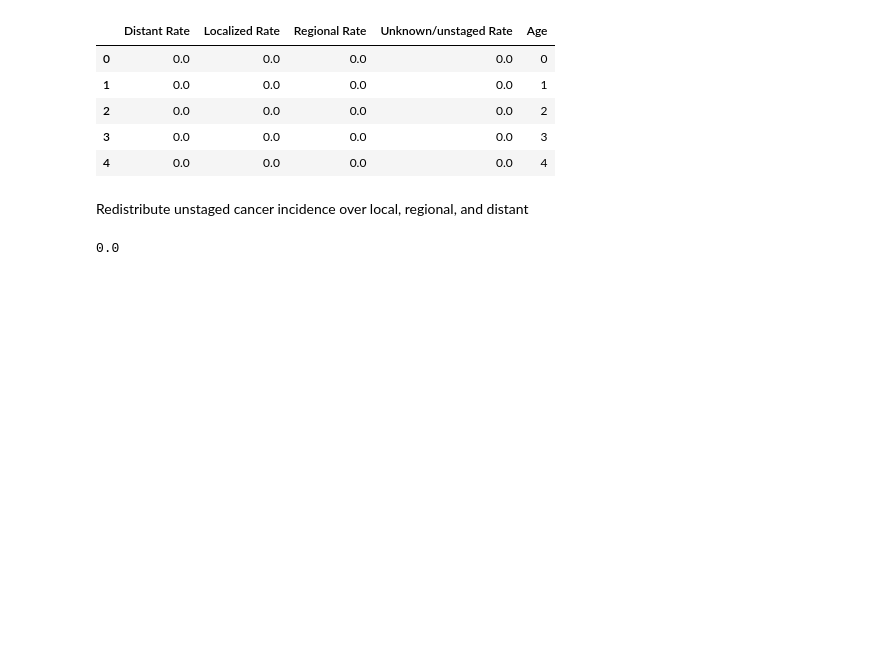
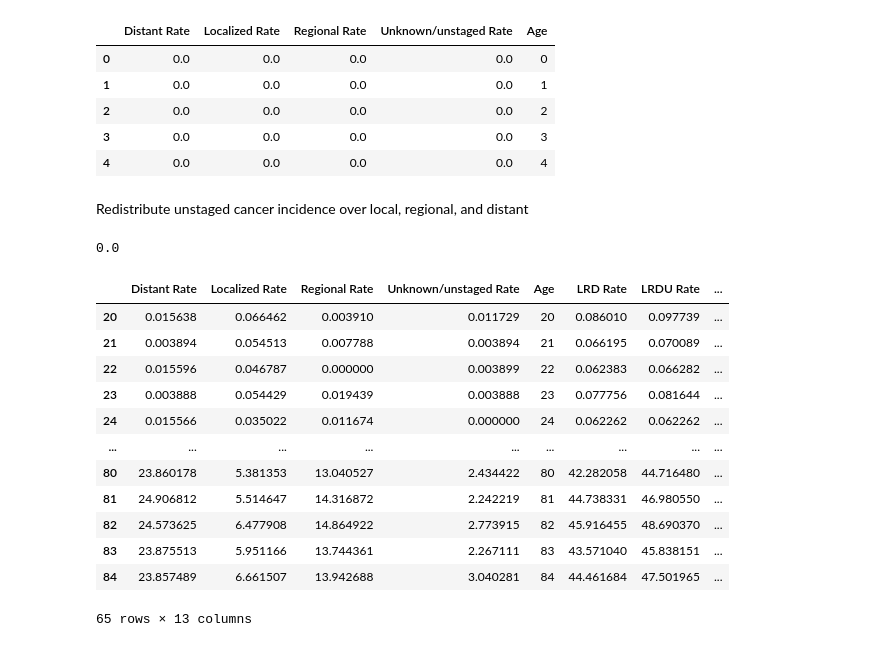
Before and after one commit to CUMC-HIRE/endpac-pancreatic-model, a Jupyter notebook: notebooks/data-cleaning-incidence_1y.ipynb, the cells around one changed output. Drawn from its saved outputs; the diff is of its cells as text; code cells hidden in the pictures; blank space fills up the shorter version.

```diff
--- a/notebooks/data-cleaning-incidence_1y.ipynb
+++ b/notebooks/data-cleaning-incidence_1y.ipynb
@@ -62,3 +62,19 @@ pivot_df['DistantU'] = pivot_df['Distant Rate'] + pivot_df['Unknown/unstaged Rat
 # %%
 pivot_df = pivot_df[pivot_df['Age']>=20]
 pivot_df = pivot_df[pivot_df['Age']<85]
+# %%
+pivot_df
+# %% [output]
+|  | Distant Rate | Localized Rate | Regional Rate | Unknown/unstaged Rate | Age | LRD Rate | LRDU Rate | ... |
+| 20 | 0.015638 | 0.066462 | 0.003910 | 0.011729 | 20 | 0.086010 | 0.097739 | ... |
+| 21 | 0.003894 | 0.054513 | 0.007788 | 0.003894 | 21 | 0.066195 | 0.070089 | ... |
+| 22 | 0.015596 | 0.046787 | 0.000000 | 0.003899 | 22 | 0.062383 | 0.066282 | ... |
+| 23 | 0.003888 | 0.054429 | 0.019439 | 0.003888 | 23 | 0.077756 | 0.081644 | ... |
+| 24 | 0.015566 | 0.035022 | 0.011674 | 0.000000 | 24 | 0.062262 | 0.062262 | ... |
+| ... | ... | ... | ... | ... | ... | ... | ... | ... |
+| 80 | 23.860178 | 5.381353 | 13.040527 | 2.434422 | 80 | 42.282058 | 44.716480 | ... |
+| 81 | 24.906812 | 5.514647 | 14.316872 | 2.242219 | 81 | 44.738331 | 46.980550 | ... |
+| 82 | 24.573625 | 6.477908 | 14.864922 | 2.773915 | 82 | 45.916455 | 48.690370 | ... |
+| 83 | 23.875513 | 5.951166 | 13.744361 | 2.267111 | 83 | 43.571040 | 45.838151 | ... |
+| 84 | 23.857489 | 6.661507 | 13.942688 | 3.040281 | 84 | 44.461684 | 47.501965 | ... |
+65 rows × 13 columns
```
Also changed, not shown: parts of 3 cells of this notebook, 2 other files.
